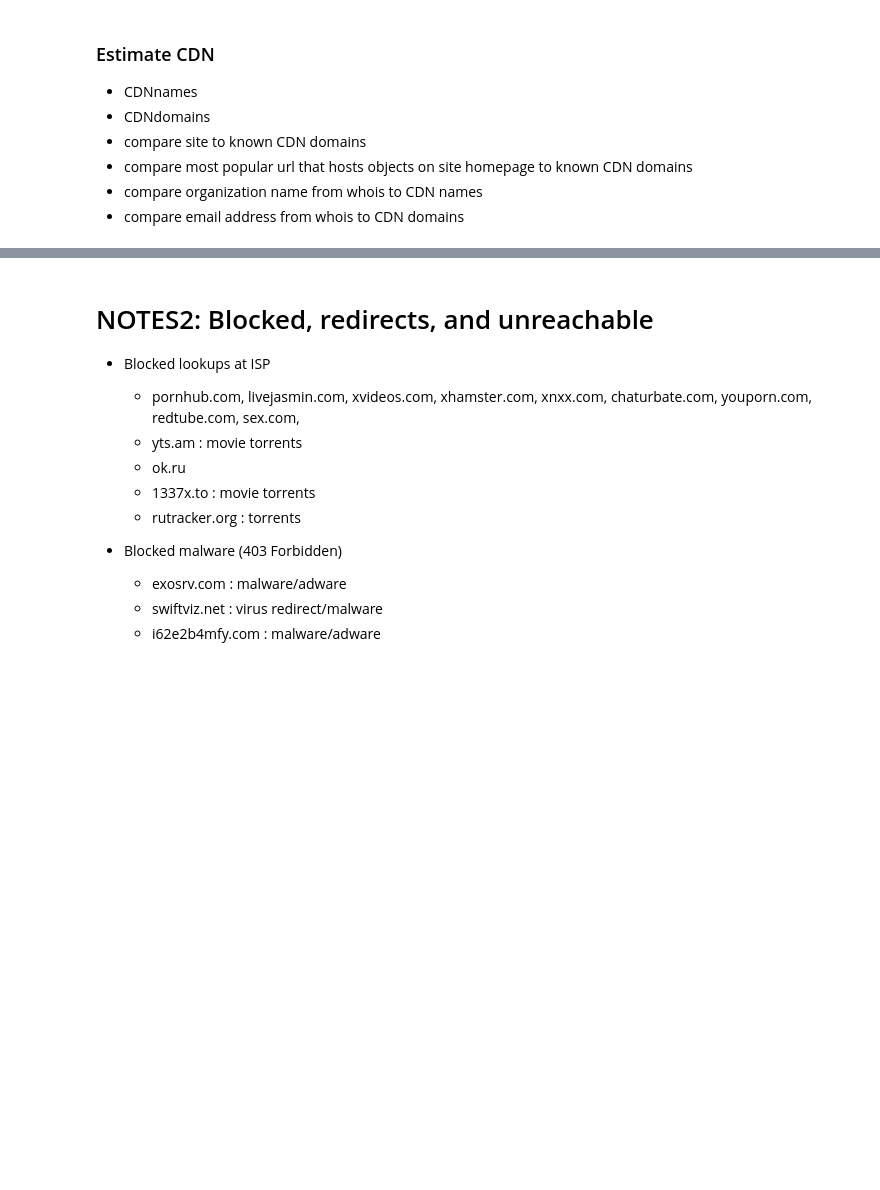
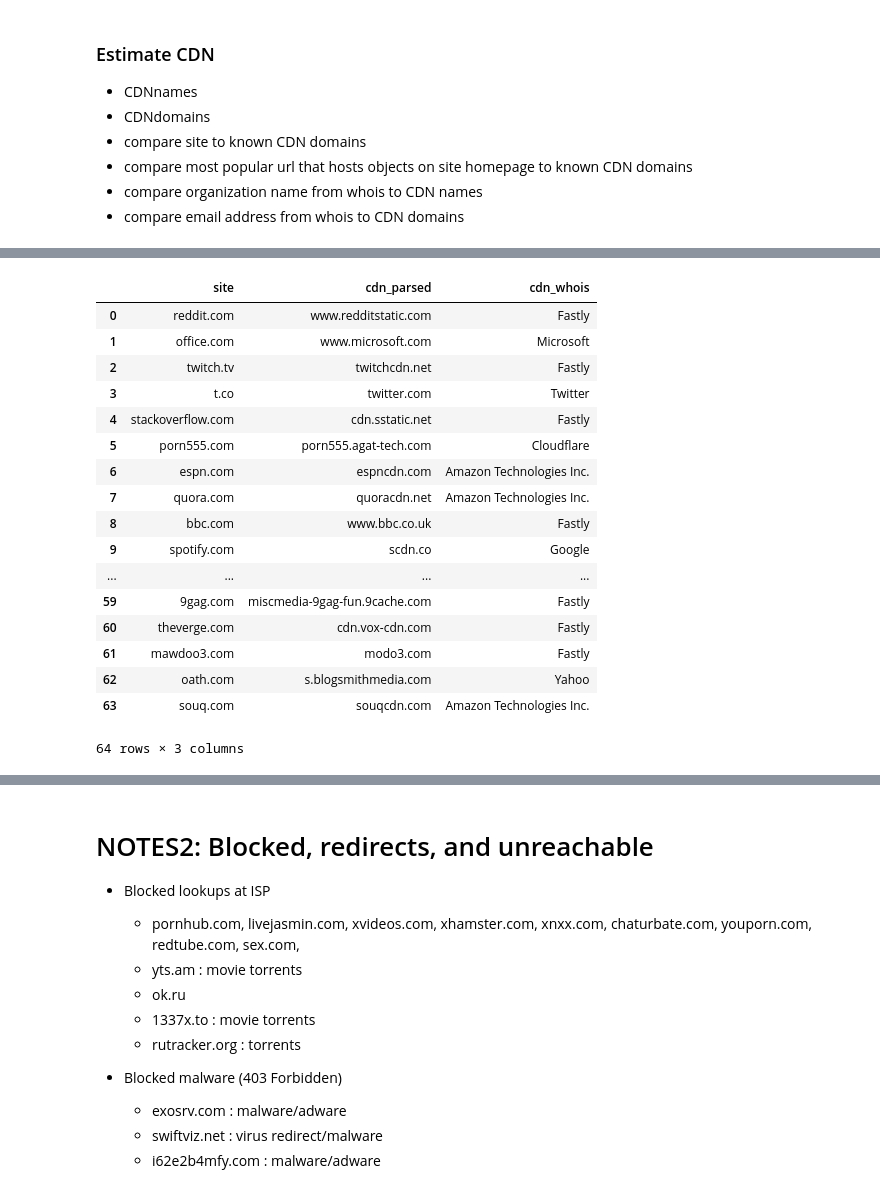
Before and after one commit to shahifaqeer/cdn-analysis, a Jupyter notebook: Data.ipynb, the cells around one changed output, grey strips where cells are left out. Saved outputs shown, nothing was run; the diff lists cells and outputs as text; code cells hidden in the pictures; blank space fills up the shorter version.

Commit message:
finish cdn data, add timing info; import ascdn info into Analysis fil; TODO: timings calculation in Data file and pickle results for import

```diff
--- a/Data.ipynb
+++ b/Data.ipynb
@@ -226,0 +164,36 @@ Length: 480, dtype: object
+# %%
+all_valid_cdn_names = list( cdn_domains.values() ) + cdn_names
+site_cdn_method_map = defaultdict(list)
+i = 0
+
+def estimate_cdn(site, cdn_parsed, cdn_whois):
+    """logic to decide which CDN finally"""
+
+    #if cdn_whois in ['Fastly', 'Cloudflare', 'CloudFront', 'Akamai', 'Alibaba', 'Google']:
+    #    matching_cdn = cdn_whois
+
+    if cdn_parsed and cdn_whois:  # confusion case when both exist
+        if (cdn_parsed in all_valid_cdn_names):
+            # known CDN not an unknown url
+            matching_cdn = cdn_parsed
+        else:
+            matching_cdn = cdn_whois
+            # note association between cdn_parsed of url type and cdn_whois
+            global site_cdn_method_map
+            site_cdn_method_map['site'].append(site)
+            site_cdn_method_map['cdn_parsed'].append(cdn_parsed)
+            site_cdn_method_map['cdn_whois'].append(cdn_whois)
+
+    else:
+        # assume cdn_whois has higher priority if cdn_parsed is an unknown cdn url - most will be amazon aws
+        matching_cdn = cdn_whois or cdn_parsed
+
+    """
+    global i
+    if cdn_parsed and cdn_whois:
+        if cdn_parsed != cdn_whois:
+            i += 1
+            print(i, ". ", site, ":", matching_cdn, "<", cdn_parsed, "|", cdn_whois, ">")
+    """
+
+    return matching_cdn
@@ -226,0 +202,24 @@ Length: 480, dtype: object
+# %%
+df_site_cdn_method_map = pd.DataFrame(site_cdn_method_map)
+df_site_cdn_method_map.to_pickle('output/df_site_cdn_method_map.pkl')
+
+df_site_cdn_method_map
+# %% [output]
+|  | site | cdn_parsed | cdn_whois |
+| 0 | reddit.com | www.redditstatic.com | Fastly |
+| 1 | office.com | www.microsoft.com | Microsoft |
+| 2 | twitch.tv | twitchcdn.net | Fastly |
+| 3 | t.co | twitter.com | Twitter |
+| 4 | stackoverflow.com | cdn.sstatic.net | Fastly |
+| 5 | porn555.com | porn555.agat-tech.com | Cloudflare |
+| 6 | espn.com | espncdn.com | Amazon Technologies Inc. |
+| 7 | quora.com | quoracdn.net | Amazon Technologies Inc. |
+| 8 | bbc.com | www.bbc.co.uk | Fastly |
+| 9 | spotify.com | scdn.co | Google |
+| ... | ... | ... | ... |
+| 59 | 9gag.com | miscmedia-9gag-fun.9cache.com | Fastly |
+| 60 | theverge.com | cdn.vox-cdn.com | Fastly |
+| 61 | mawdoo3.com | modo3.com | Fastly |
+| 62 | oath.com | s.blogsmithmedia.com | Yahoo |
+| 63 | souq.com | souqcdn.com | Amazon Technologies Inc. |
+64 rows × 3 columns
```
Also changed, not shown: parts of 16 cells of this notebook, 1 other file.
